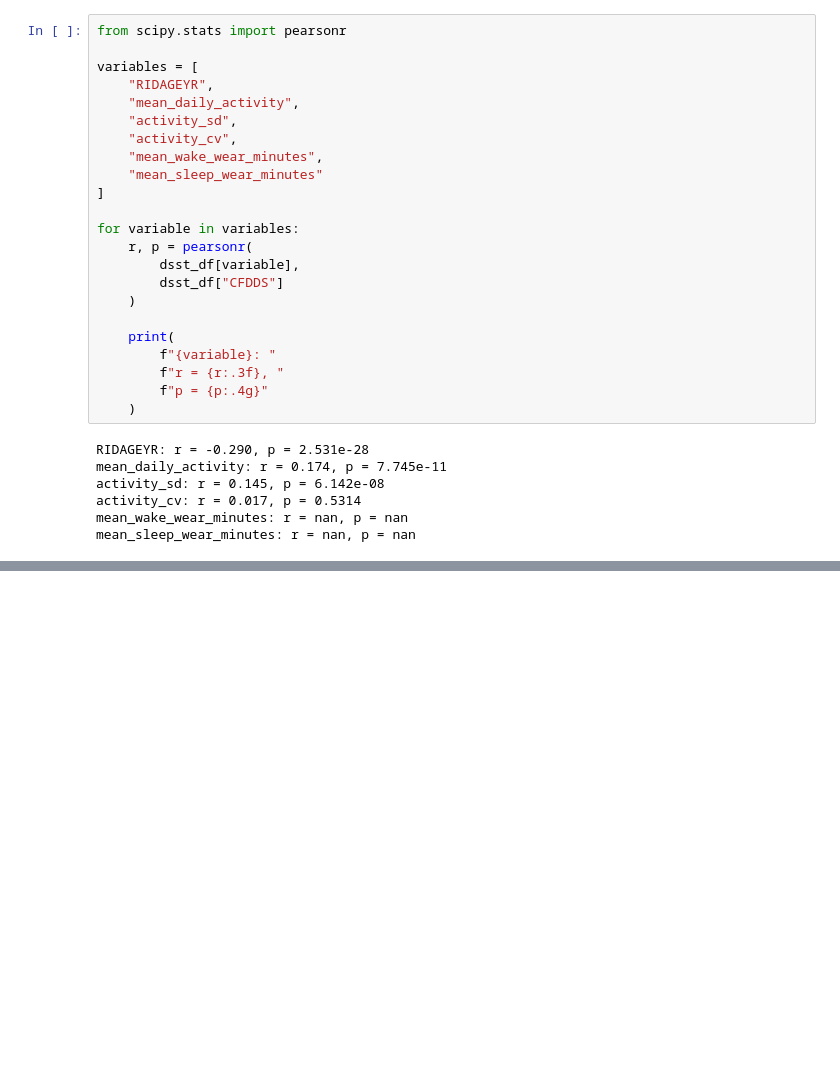
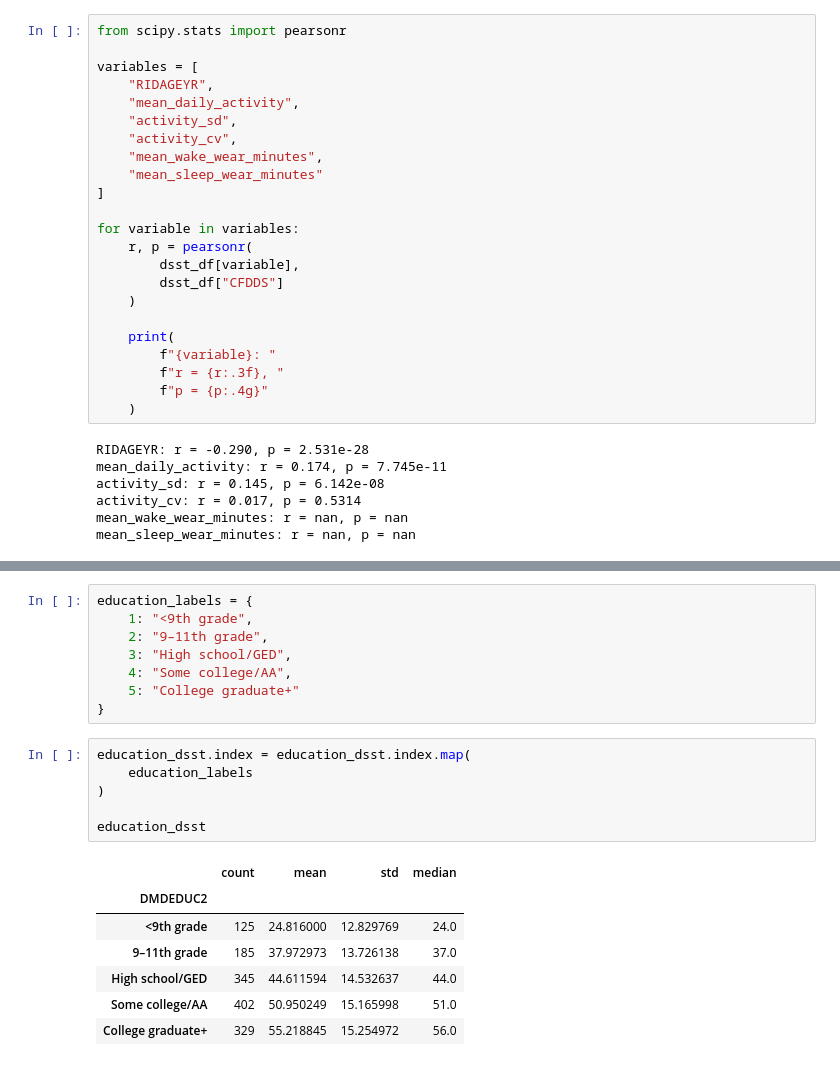
Before and after one commit to aditibhat017-prog/cognitivefunction, a Jupyter notebook: notebooks/01_data_exploration.ipynb, the cells around one changed output, grey strips where cells are left out. Saved outputs shown, nothing was run; the diff lists cells and outputs as text; blank space fills up the shorter version.

```diff
--- a/notebooks/01_data_exploration.ipynb
+++ b/notebooks/01_data_exploration.ipynb
@@ -1225,0 +1321,22 @@ mean_sleep_wear_minutes: r = nan, p = nan
+# %%
+education_labels = {
+    1: "<9th grade",
+    2: "9–11th grade",
+    3: "High school/GED",
+    4: "Some college/AA",
+    5: "College graduate+"
+}
+# %%
+education_dsst.index = education_dsst.index.map(
+    education_labels
+)
+
+education_dsst
+# %% [output]
+|  | count | mean | std | median |
+| DMDEDUC2 |  |  |  |  |
+| <9th grade | 125 | 24.816000 | 12.829769 | 24.0 |
+| 9–11th grade | 185 | 37.972973 | 13.726138 | 37.0 |
+| High school/GED | 345 | 44.611594 | 14.532637 | 44.0 |
+| Some college/AA | 402 | 50.950249 | 15.165998 | 51.0 |
+| College graduate+ | 329 | 55.218845 | 15.254972 | 56.0 |
```
Also changed, not shown: parts of 6 cells of this notebook.
